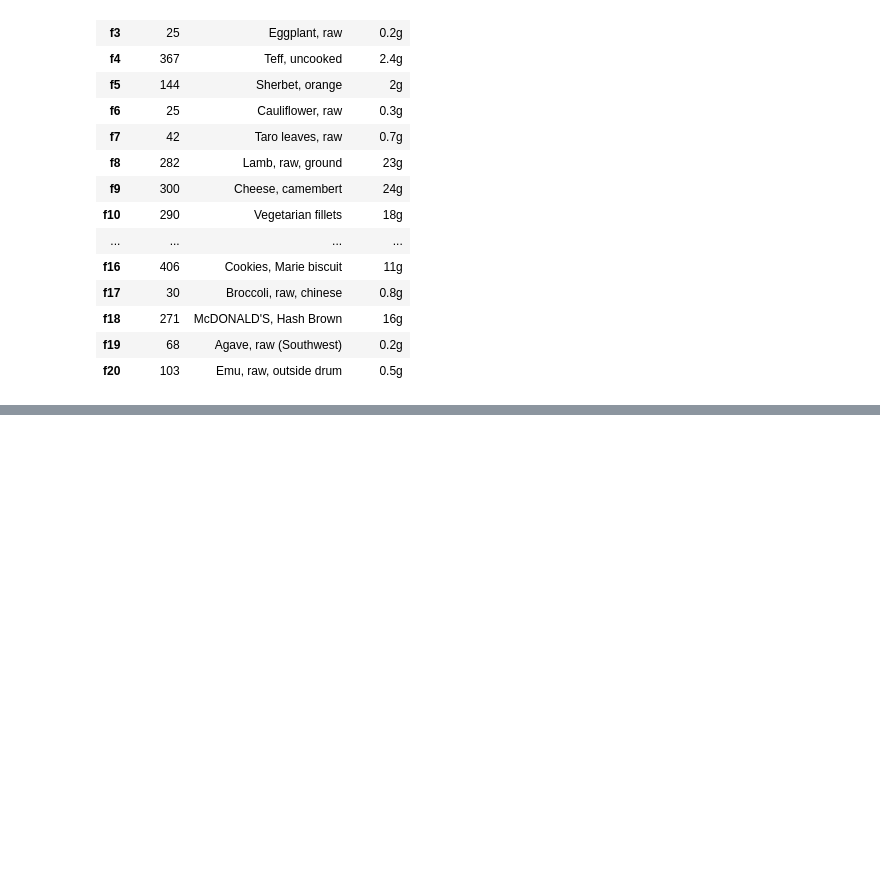
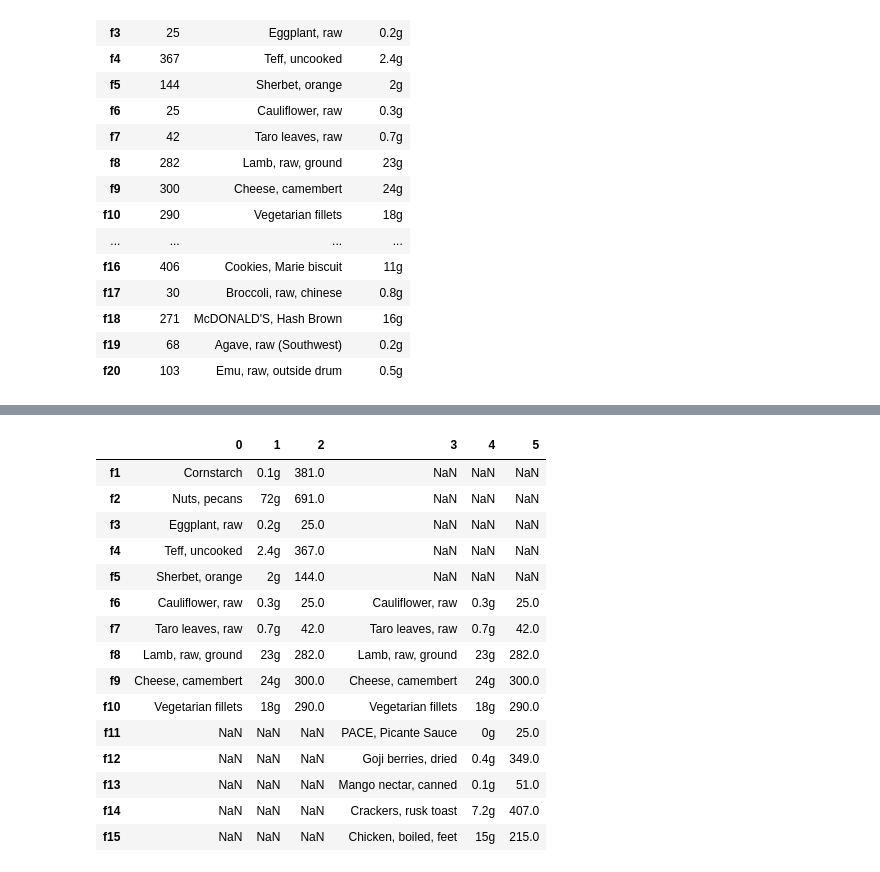
Before and after one commit to biyazejaan/Pandas_a_to_z, a Jupyter notebook: pandas_a_to_z.ipynb, the cells around one changed output, grey strips where cells are left out. Drawn from its saved outputs; the diff is of its cells as text; code cells hidden in the pictures; blank space fills up the shorter version.

```diff
--- a/pandas_a_to_z.ipynb
+++ b/pandas_a_to_z.ipynb
@@ -2020,0 +2027,10 @@ nutrition10
+# %%
+# Creating first DataFrame
+food1 = {
+    'name' :['Cornstarch','Nuts, pecans','Eggplant, raw','Teff, uncooked','Sherbet, orange','Cauliflower, raw','Taro leaves, raw','Lamb, raw, ground','Cheese, camembert','Vegetarian fillets'],
+    'total_fat' :['0.1g','72g','0.2g','2.4g','2g','0.3g','0.7g','23g','24g','18g'],
+    'calories' :[381,691,25,367,144,25,42,282,300,290]
+}
+index_labels1 = ['f1','f2','f3','f4','f5','f6','f7','f8','f9','f10']
+nutrition1 = pd.DataFrame(food1, index =index_labels1)
+nutrition1
@@ -2020,0 +2049,10 @@ nutrition10
+# %%
+# Creating Second DataFrame
+food2 = {
+    'name' :['Cauliflower, raw','Taro leaves, raw','Lamb, raw, ground','Cheese, camembert','Vegetarian fillets','PACE, Picante Sauce','Goji berries, dried','Mango nectar, canned','Crackers, rusk toast','Chicken, boiled, feet'],
+    'total_fat' :['0.3g','0.7g','23g','24g','18g','0g','0.4g','0.1g','7.2g','15g'],
+    'calories' :[25,42,282,300,290,25,349,51,407,215]
+}
+index_labels2 = ['f6','f7','f8','f9','f10','f11','f12','f13','f14','f15']
+nutrition2 = pd.DataFrame(food2, index =index_labels2)
+nutrition2
@@ -2020,0 +2130,20 @@ nutrition10
+# %%
+df2 = pd.concat([nutrition1, nutrition2], axis =1,ignore_index=True)
+df2
+# %% [output]
+|  | 0 | 1 | 2 | 3 | 4 | 5 |
+| f1 | Cornstarch | 0.1g | 381.0 | NaN | NaN | NaN |
+| f2 | Nuts, pecans | 72g | 691.0 | NaN | NaN | NaN |
+| f3 | Eggplant, raw | 0.2g | 25.0 | NaN | NaN | NaN |
+| f4 | Teff, uncooked | 2.4g | 367.0 | NaN | NaN | NaN |
+| f5 | Sherbet, orange | 2g | 144.0 | NaN | NaN | NaN |
+| f6 | Cauliflower, raw | 0.3g | 25.0 | Cauliflower, raw | 0.3g | 25.0 |
+| f7 | Taro leaves, raw | 0.7g | 42.0 | Taro leaves, raw | 0.7g | 42.0 |
+| f8 | Lamb, raw, ground | 23g | 282.0 | Lamb, raw, ground | 23g | 282.0 |
+| f9 | Cheese, camembert | 24g | 300.0 | Cheese, camembert | 24g | 300.0 |
+| f10 | Vegetarian fillets | 18g | 290.0 | Vegetarian fillets | 18g | 290.0 |
+| f11 | NaN | NaN | NaN | PACE, Picante Sauce | 0g | 25.0 |
+| f12 | NaN | NaN | NaN | Goji berries, dried | 0.4g | 349.0 |
+| f13 | NaN | NaN | NaN | Mango nectar, canned | 0.1g | 51.0 |
+| f14 | NaN | NaN | NaN | Crackers, rusk toast | 7.2g | 407.0 |
+| f15 | NaN | NaN | NaN | Chicken, boiled, feet | 15g | 215.0 |
```
Also changed, not shown: parts of 10 cells of this notebook.
